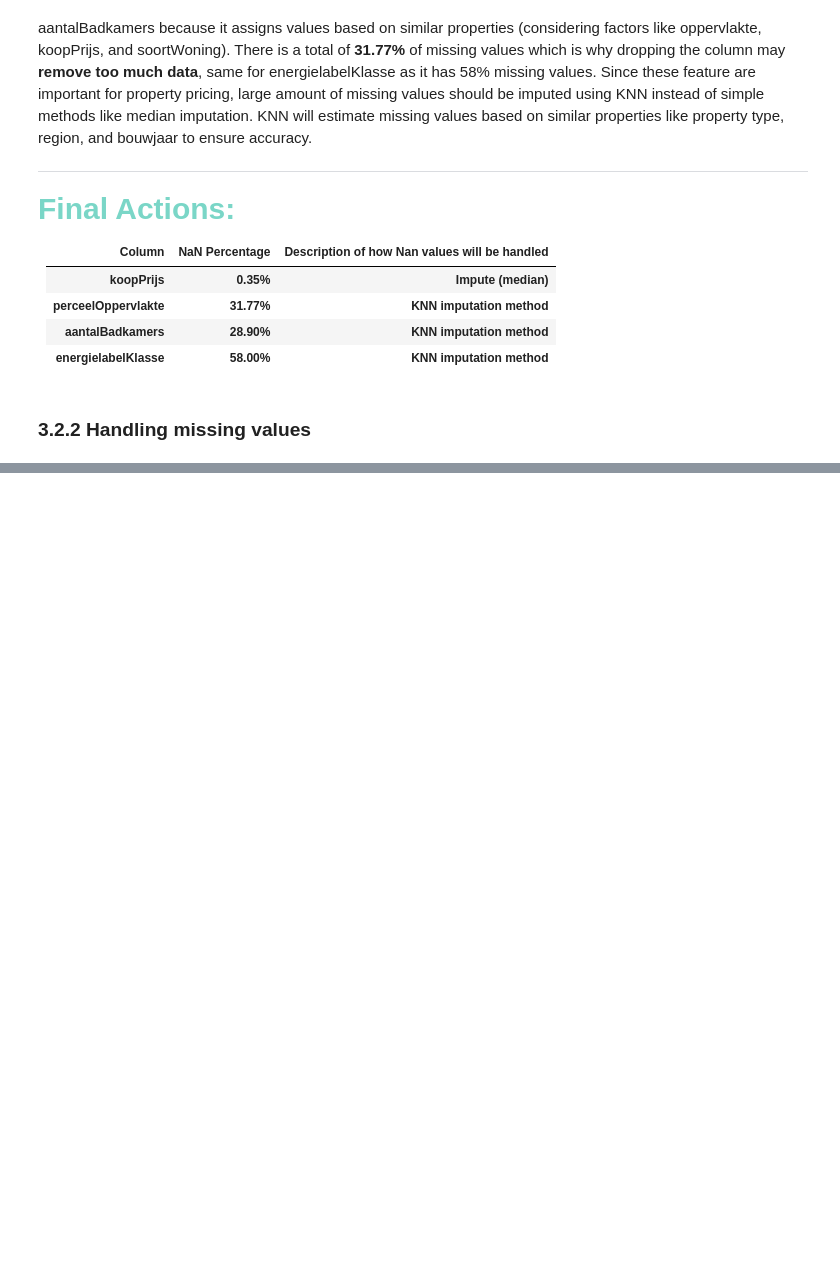
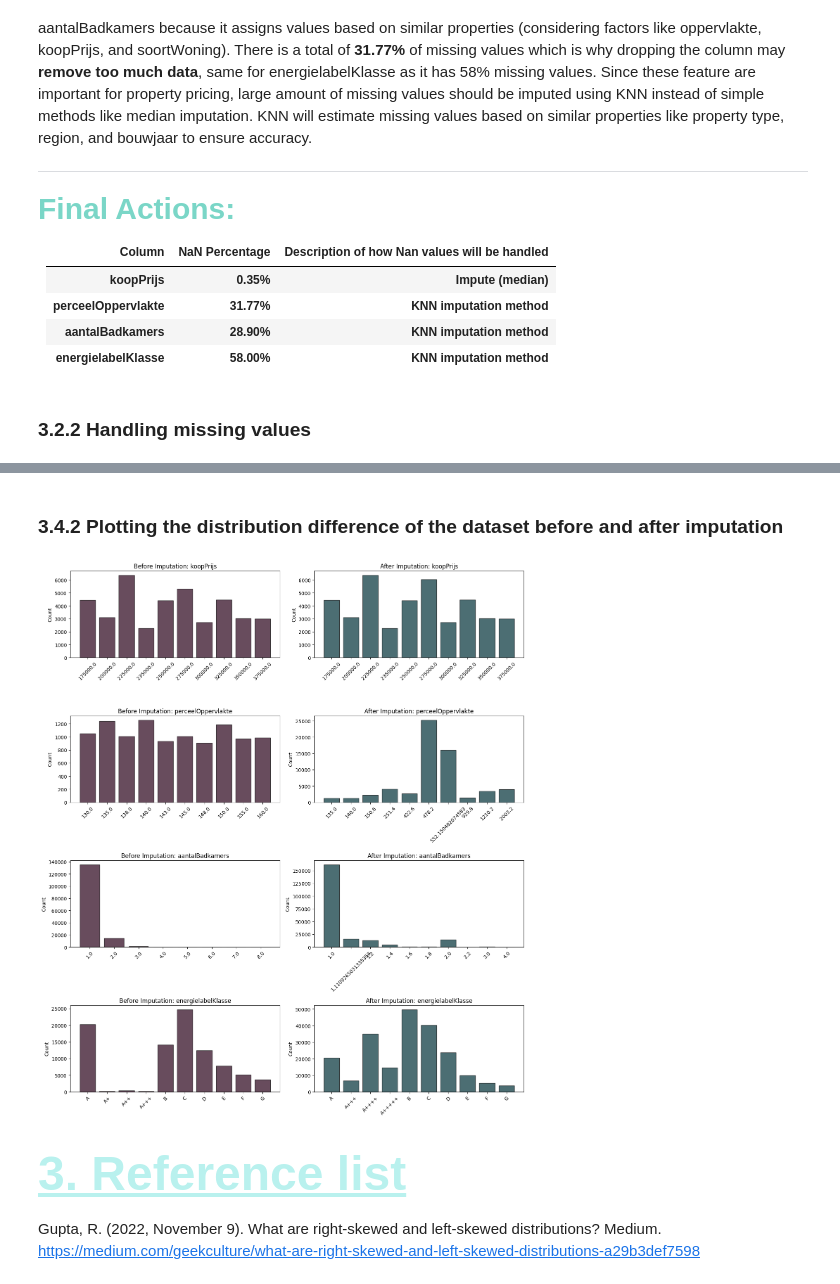
Before and after one commit to Josey-mc2/House-pricing-analysis, a Jupyter notebook: funda_analysis_ai_resit.ipynb, the cells around one changed output, grey strips where cells are left out. Drawn from its saved outputs; the diff is of its cells as text; code cells hidden in the pictures; blank space fills up the shorter version.

```diff
--- a/funda_analysis_ai_resit.ipynb
+++ b/funda_analysis_ai_resit.ipynb
@@ -258,0 +592,41 @@ else:
+# %% [markdown]
+### 3.4.2 Plotting the distribution difference of the dataset before and after imputation
+# %%
+# Source chatgpt
+
+import pandas as pd
+import matplotlib.pyplot as plt
+
+# List of columns that were imputed
+imputed_columns = ['koopPrijs', 'perceelOppervlakte', 'aantalBadkamers', 'energielabelKlasse']
+
+# Set up figure with 2 columns for comparison
+fig, axes = plt.subplots(len(imputed_columns), 2, figsize=(14, len(imputed_columns) * 4))
+
+# Loop through each imputed column and create bar charts
+for i, col in enumerate(imputed_columns):
+    # Get value counts before and after imputation (limit to top 10 for better readability)
+    before_counts = funda_housing_df[col].value_counts().nlargest(10).sort_index()
+    after_counts = df_funda_imputed[col].value_counts().nlargest(10).sort_index()
+
+    # Plot before imputation
+    axes[i, 0].bar(before_counts.index.astype(str), before_counts.values, color='#280019', alpha=0.7, edgecolor='k')
+    axes[i, 0].set_title(f"Before Imputation: {col}")
+    axes[i, 0].set_ylabel("Count")
+    axes[i, 0].tick_params(axis='x', rotation=45)
+
+    # Plot after imputation
+    axes[i, 1].bar(after_counts.index.astype(str), after_counts.values, color='#003038', alpha=0.7, edgecolor='k')
+    axes[i, 1].set_title(f"After Imputation: {col}")
+    axes[i, 1].set_ylabel("Count")
+    axes[i, 1].tick_params(axis='x', rotation=45)
+
+# Adjust layout for better visibility
+plt.tight_layout()
+plt.show()
+# %% [output]
+[figure, added]
+# %% [markdown]
+### <span style="color:rgb(185, 241, 238); font-size: 48px; font-family: 'Times New Roman'; font-weight: bold; text-decoration: underline;">3. Reference list </span>
+# %% [markdown]
+Gupta, R. (2022, November 9). What are right-skewed and left-skewed distributions? Medium. https://medium.com/geekculture/what-are-right-skewed-and-left-skewed-distributions-a29b3def7598
```
Also changed, not shown: parts of 16 cells of this notebook.
